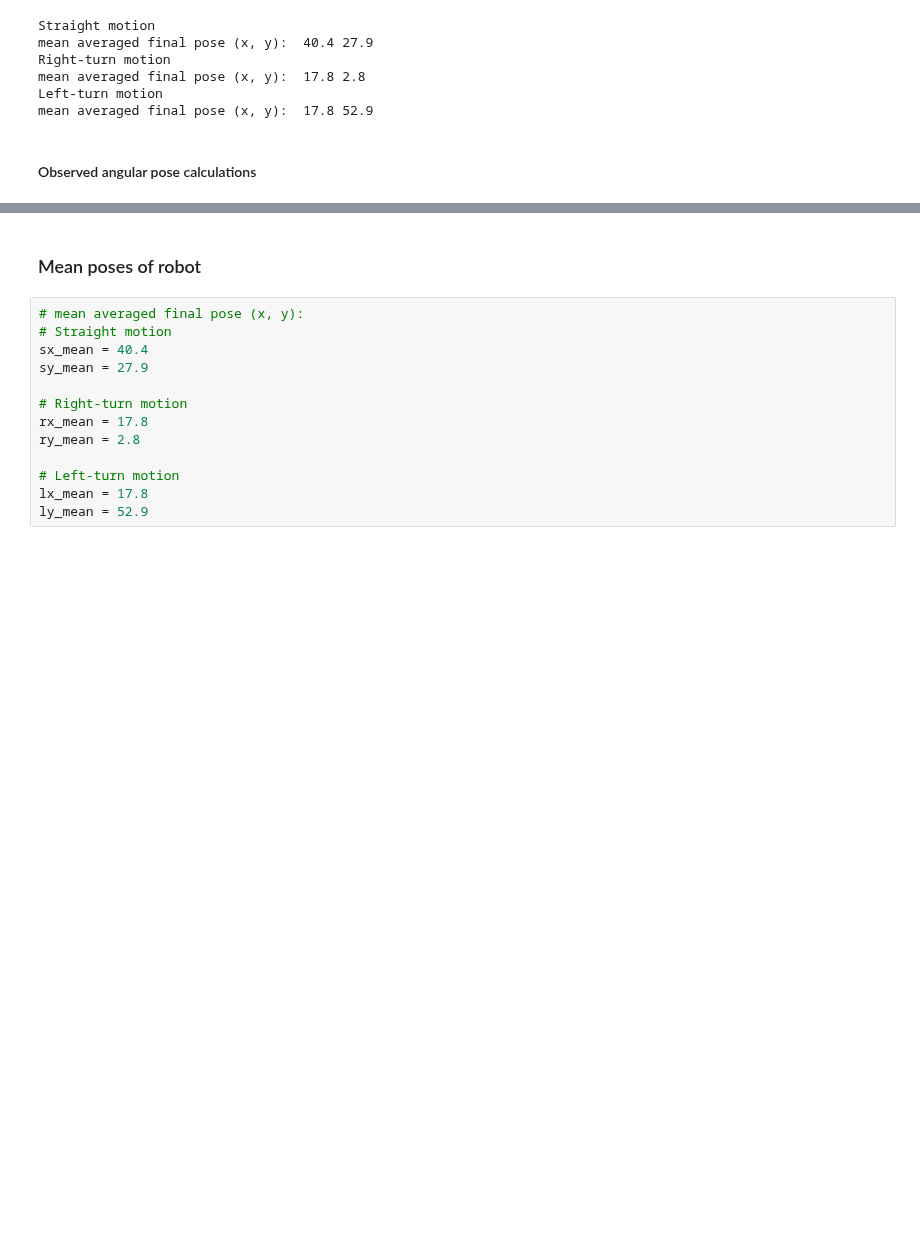
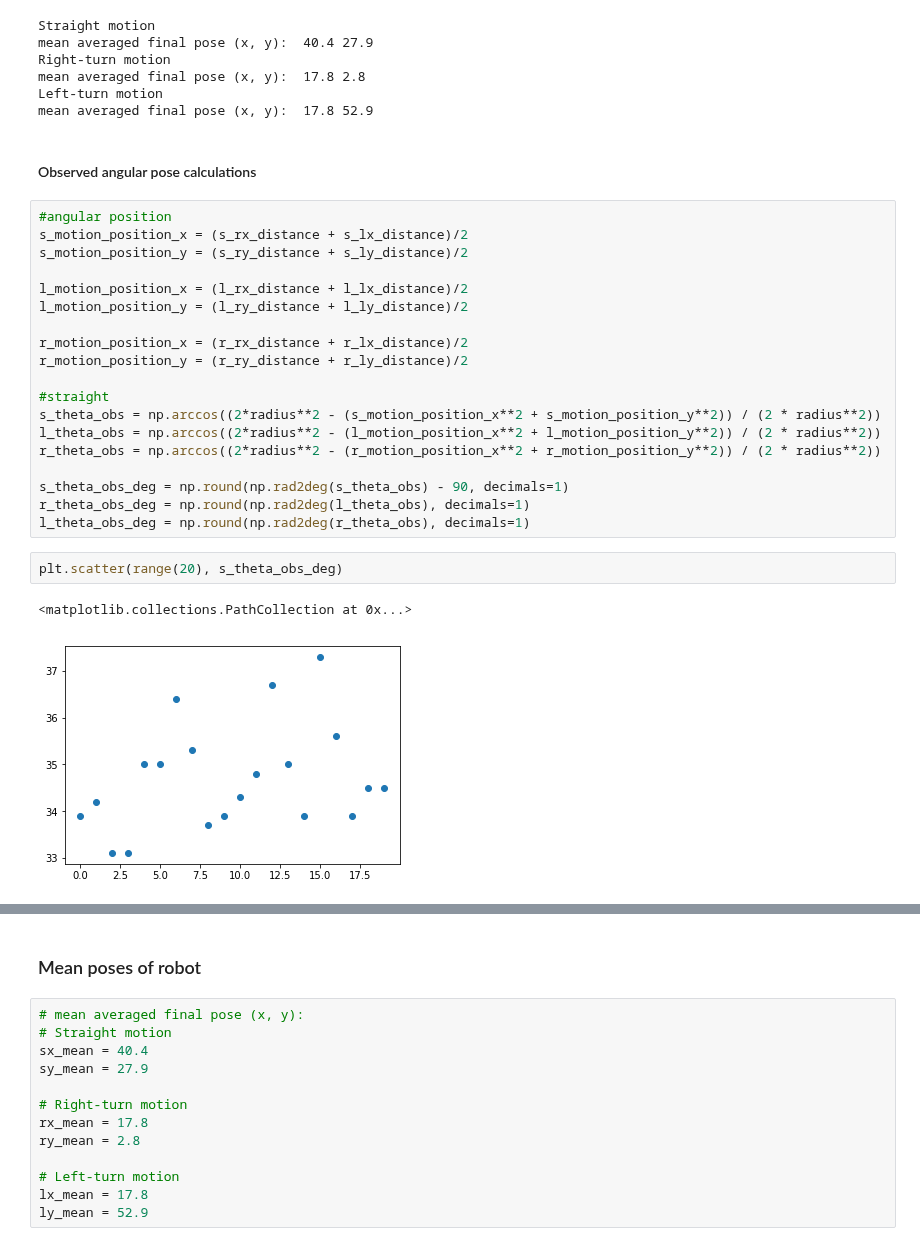
Before and after one commit to pranjaldhole/SEE, a Jupyter notebook: robot_motion_model/SEEHomework_AbhishekPadalkar_MaxMensing_PranjalDhole_robot_motion_model.ipynb, the cells around one changed output, grey strips where cells are left out. Saved outputs shown, nothing was run; the diff lists cells and outputs as text; blank space fills up the shorter version.

Commit message:
[Theta calculated by cosine rule]

```diff
--- a/robot_motion_model/SEEHomework_AbhishekPadalkar_MaxMensing_PranjalDhole_robot_motion_model.ipynb
+++ b/robot_motion_model/SEEHomework_AbhishekPadalkar_MaxMensing_PranjalDhole_robot_motion_model.ipynb
@@ -185,6 +185,30 @@ Left-turn motion
 mean averaged final pose (x, y):  17.8 52.9
 # %% [markdown]
 #### Observed angular pose calculations
+# %%
+#angular position
+s_motion_position_x = (s_rx_distance + s_lx_distance)/2
+s_motion_position_y = (s_ry_distance + s_ly_distance)/2
+
+l_motion_position_x = (l_rx_distance + l_lx_distance)/2
+l_motion_position_y = (l_ry_distance + l_ly_distance)/2
+
+r_motion_position_x = (r_rx_distance + r_lx_distance)/2
+r_motion_position_y = (r_ry_distance + r_ly_distance)/2
+
+#straight
+s_theta_obs = np.arccos((2*radius**2 - (s_motion_position_x**2 + s_motion_position_y**2)) / (2 * radius**2))
+l_theta_obs = np.arccos((2*radius**2 - (l_motion_position_x**2 + l_motion_position_y**2)) / (2 * radius**2))
+r_theta_obs = np.arccos((2*radius**2 - (r_motion_position_x**2 + r_motion_position_y**2)) / (2 * radius**2))
+
+s_theta_obs_deg = np.round(np.rad2deg(s_theta_obs) - 90, decimals=1)
+r_theta_obs_deg = np.round(np.rad2deg(l_theta_obs), decimals=1)
+l_theta_obs_deg = np.round(np.rad2deg(r_theta_obs), decimals=1)
+# %%
+plt.scatter(range(20), s_theta_obs_deg)
+# %% [output]
+<matplotlib.collections.PathCollection at 0x...>
+[figure, added]
 # %%
 # Mean final pose theta (right and left turn)
 
```
Also changed, not shown: parts of 2 cells of this notebook.
